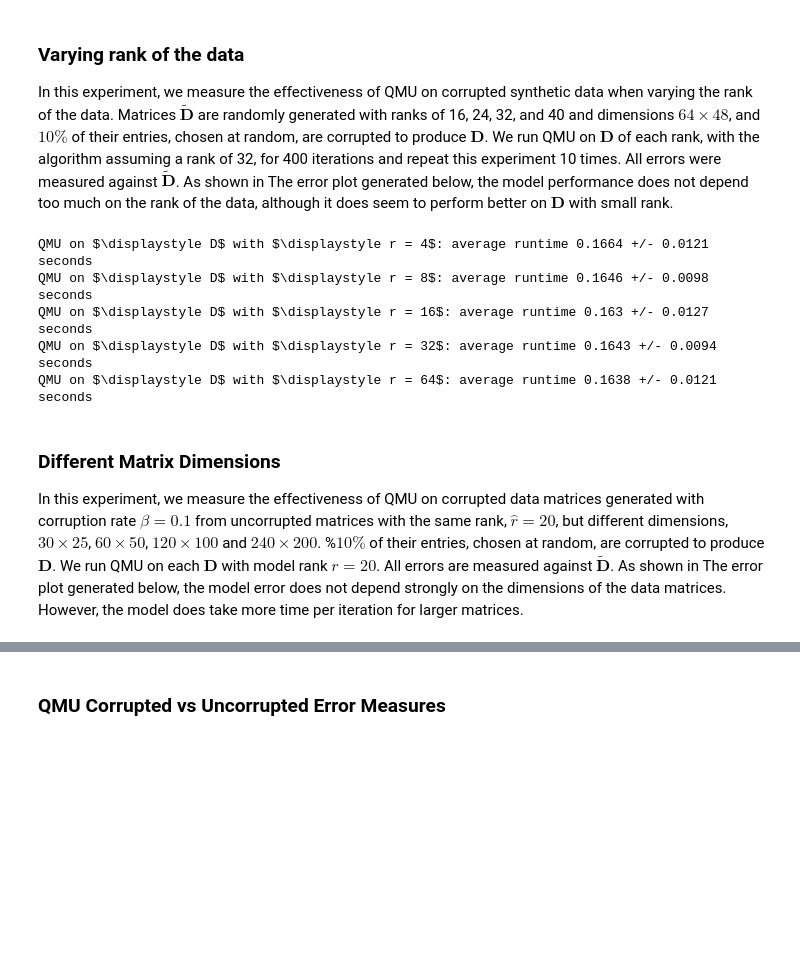
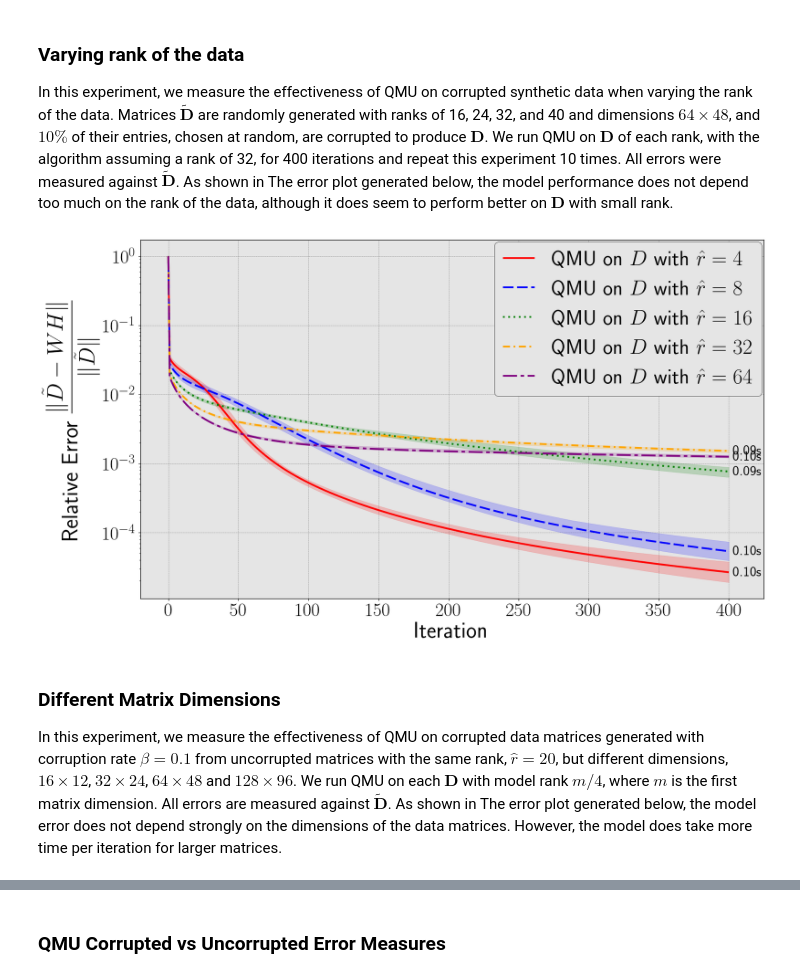
Before and after one commit to jamiehadd/Corruption-robust-NMF, a Jupyter notebook: SampTA/SampTAExperiments.ipynb, the cells around one changed output, grey strips where cells are left out. Saved outputs shown, nothing was run; the diff lists cells and outputs as text; code cells hidden in the pictures; blank space fills up the shorter version.

```diff
--- a/SampTA/SampTAExperiments.ipynb
+++ b/SampTA/SampTAExperiments.ipynb
@@ -468,30 +451,24 @@ In this experiment, we measure the effectiveness of QMU on corrupted synthetic d
 # %%
 experiment = {}
 for r in [4, 8, 16, 32, 64]:
-    experiment[rf"QMU on $\displaystyle D$ with $\displaystyle r = {r}$"] = {
+    experiment[rf"QMU on $\displaystyle D$ with $\displaystyle \hat{{r}} = {r}$"] = {
         "alg_func": qmu,
         "alg_params": {"q": 0.9},
         "data_input": ("D_tilde", "D"),
         "model_rank": 16,
         "data_params": {"m": 120, "n": 100, "r": r, "beta": 0.1}
     }
 
 # Run the experiments:
 run_experiments(num_runs=10, num_iterations=400,
                           experiment=experiment, data_gen_func=generate_synthetic_matrix,
-                          base_seed=42, output={"Error Plot"})
+                          base_seed=42, output="Error Plot")
 # %% [output]
-QMU on $\displaystyle D$ with $\displaystyle r = 4$: average runtime 0.1664 +/- 0.0121 seconds
-QMU on $\displaystyle D$ with $\displaystyle r = 8$: average runtime 0.1646 +/- 0.0098 seconds
-QMU on $\displaystyle D$ with $\displaystyle r = 16$: average runtime 0.163 +/- 0.0127 seconds
-QMU on $\displaystyle D$ with $\displaystyle r = 32$: average runtime 0.1643 +/- 0.0094 seconds
-QMU on $\displaystyle D$ with $\displaystyle r = 64$: average runtime 0.1638 +/- 0.0121 seconds
+[figure, added]
 # %% [markdown]
 ### Different Matrix Dimensions
 
-In this experiment, we measure the effectiveness of QMU on corrupted data matrices generated with corruption rate $\beta = 0.1$ from uncorrupted matrices with the same rank, $\hat{r} = 20$, but different dimensions, $30 \times 25$, $60 \times 50$, $120\times 100$ and $240 \times 200$.
-%$10\%$ of their entries, chosen at random, are corrupted to produce $\mathbf{D}$.
-We run QMU on each $\mathbf{D}$ with model rank $r = 20$. All errors are measured against $\tilde{\mathbf{D}}$. As shown in The error plot generated below, the model error does not depend strongly on the dimensions of the data matrices. However, the model does take more time per iteration for larger matrices.
+In this experiment, we measure the effectiveness of QMU on corrupted data matrices generated with corruption rate $\beta = 0.1$ from uncorrupted matrices with the same rank, $\hat{r} = 20$, but different dimensions, $16 \times 12$, $32 \times 24$, $64\times 48$ and $128 \times 96$. We run QMU on each $\mathbf{D}$ with model rank $m / 4$, where $m$ is the first matrix dimension. All errors are measured against $\tilde{\mathbf{D}}$. As shown in The error plot generated below, the model error does not depend strongly on the dimensions of the data matrices. However, the model does take more time per iteration for larger matrices.
 # %%
 experiment = {}
 for m, n in [(16, 12), (32, 24), (64, 48), (128, 96)]:
```
Also changed, not shown: parts of 26 cells of this notebook, 4 other files.
